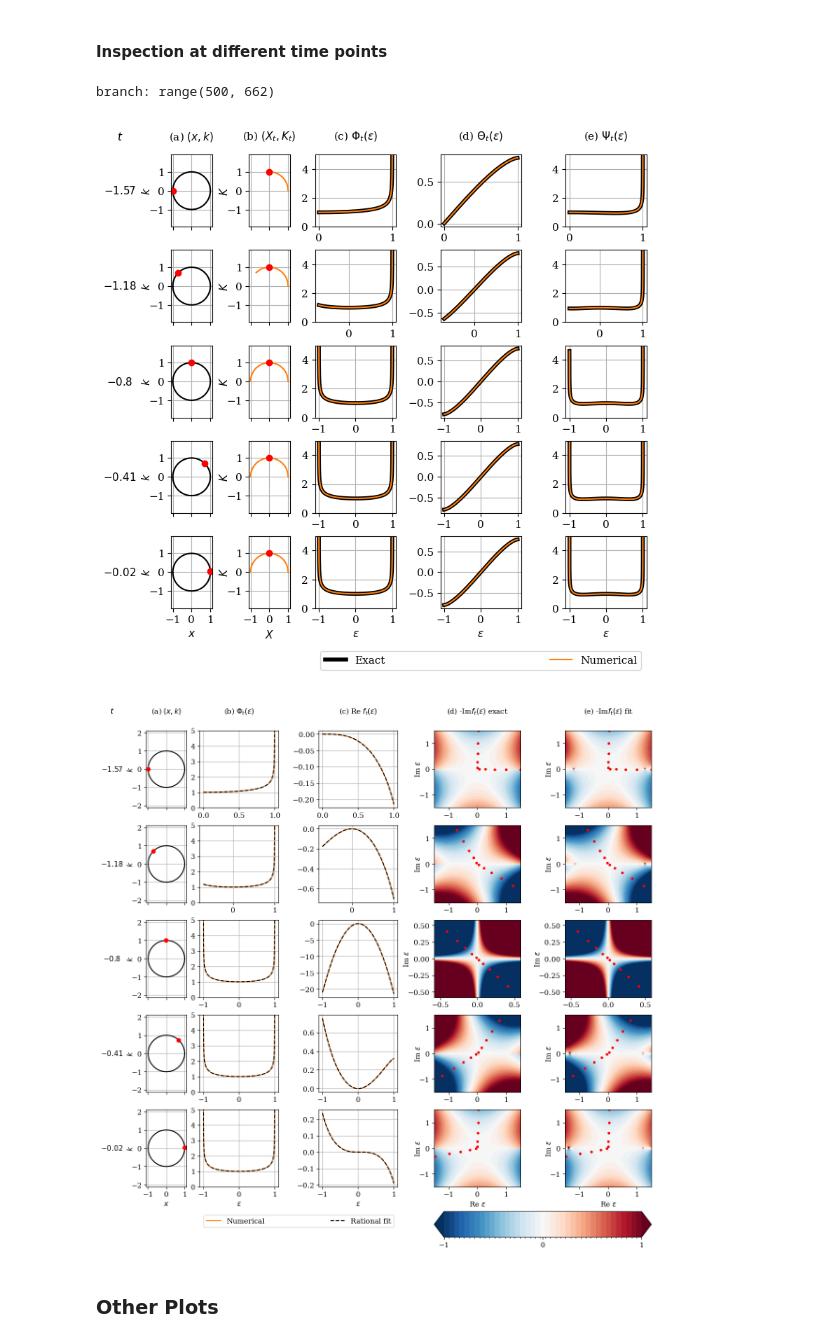
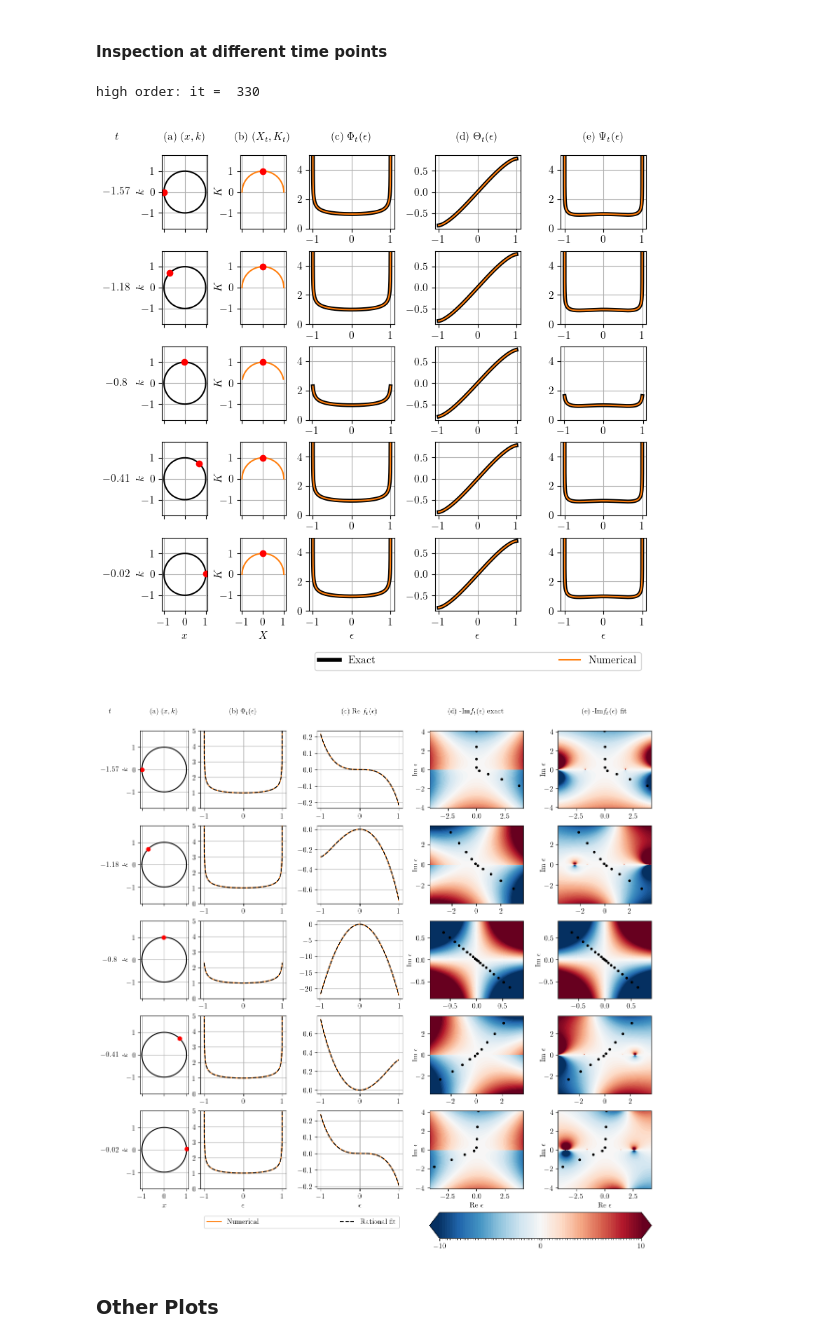
Before and after one commit to runehoejlund/plasma-ray-tracer, a Jupyter notebook: mgo_ex_weber.ipynb, the cells around one changed output. Cells and saved outputs as stored; diff of their text form; code cells hidden in the pictures.

```diff
--- a/mgo_ex_weber.ipynb
+++ b/mgo_ex_weber.ipynb
@@ -260,17 +251,20 @@ ddf_ex = lambda eps, t: -eps**3/(2*(R(nu)**2 - eps**2)**(3/2)) - 3*eps/(2*np.sqr
 f_approx = lambda eps, t: -np.tan(2*t)/2 * (eps**2) - (eps**3/(6*R(nu)))
 ddf_approx = lambda eps, t: -(np.tan(2*t) + eps/R(nu))
 # %%
+max_gauss_quad_order = 10
 nu = 0
 x0 = -R(nu)
 k0 = get_k0(x0, nu)
 phi0 = psi(x0, nu)
 
-t, xs, ks, zs, nt, x0, k0 = get_dispersion_manifold(nu, x0, k0)
+x_tmp = np.linspace(-R(nu), R(nu), 10000)
+x1 = x_tmp[find_peaks(psi(x_tmp, nu))[0][0]]
+phi1 = psi(x1, nu)
+
+t, xs, ks, zs, nt, i_start, i_end, x0, k0 = get_dispersion_manifold(nu, x0, k0)
 
 i_save = np.arange(0, nt, int(nt/8))[np.array([0, 1, 2, 3, 4])]
 analytic_cont={'phase': {'fit_func': aaa, 'kwargs': {'mmax': 20}}, 'amplitude': {'fit_func': aaa, 'kwargs': {'mmax': 20}}}
-branch_masks, ray_field, mgo_info, results, Nt, Upsilon = get_mgo_field(t, zs, analytic_cont=analytic_cont, i_save=i_save, max_extrapolation=3/2)
-field = mgo.superpose_ray_fields(phi0=phi0, x0=x0, xs=xs, branch_masks=branch_masks, ray_field=ray_field)
-sorted_results=sorted(results, key=lambda d: d['t1'])
+branch_masks, ray_field, mgo_info, results, Nt, Upsilon = get_mgo_field(t, zs, analytic_cont=analytic_cont, i_start=i_start, i_end=i_end, i_save=i_save, max_gauss_quad_order=max_gauss_quad_order)
 # %% [output]
-branch: range(500, 662)
+high order: it =  330
@@ -323,7 +320,7 @@ for col_range, title in zip(col_ranges, col_titles):
     plt.axis('off')
 
 for i, result in enumerate(sorted_results):
-    t1, it, mask_t1, it1, eps_rho, Xs_t1, Ks_t1, Theta_t1, f_t1, f_fit, Phi_t1, g_fit, sigma_p, sigma_m, s_p, s_m, l_p, l_m = (result[key] for key in ['t1', 'it', 'mask_t1', 'it1', 'eps_rho', 'Xs_t1', 'Ks_t1', 'Theta_t1', 'f_t1', 'f_fit', 'Phi_t1', 'g_fit', 'sigma_p', 'sigma_m', 's_p', 's_m', 'l_p', 'l_m'])
+    t1, it_all, mask_t1, it1, eps_rho, Xs_t1, Ks_t1, Theta_t1, f_t1, f_fit, Phi_t1, g_fit, sigma_p, sigma_m, lamb, gauss_quad_order = (result[key] for key in ['t1', 'it_all', 'mask_t1', 'it1', 'eps_rho', 'Xs_t1', 'Ks_t1', 'Theta_t1', 'f_t1', 'f_fit', 'Phi_t1', 'g_fit', 'sigma_p', 'sigma_m', 'lamb', 'gauss_quad_order'])
     eps_rho = eps_rho.squeeze()
 
     ax = fig.add_subplot(gs[row_range(i), col_ranges[0]])
@@ -332,8 +329,8 @@ for i, result in enumerate(sorted_results):
 
     ax = fig.add_subplot(gs[row_range(i), col_ranges[1]])
     ax.axis('equal')
-    ax.plot(xs, ks, 'k-')
-    ax.plot(xs[it], ks[it], 'ro')
+    ax.plot(xs[i_start:i_end], ks[i_start:i_end], 'k-')
+    ax.plot(xs[it_all], ks[it_all], 'ro')
     ax.grid()
     ax.set_ylabel(r'$k$', labelpad=-4)
     if is_end(i):
@@ -344,7 +341,7 @@ for i, result in enumerate(sorted_results):
 
     ax = fig.add_subplot(gs[row_range(i), col_ranges[2]])
     ax.axis('equal')
-    ax.plot(xs, ks, '-', alpha=0)
+    ax.plot(xs[i_start:i_end], ks[i_start:i_end], '-', alpha=0)
     ax.plot(Xs_t1.squeeze(), Ks_t1.squeeze(), '-', color='tab:orange')
     ax.plot(Xs_t1[it1], Ks_t1[it1], 'ro')
     ax.grid()
@@ -388,11 +385,11 @@ fig.savefig('./plots/weber_mgo_steps_1.pdf')
 fig.savefig('./plots/weber_mgo_steps_1.png', dpi=300)
 plt.show()
 # %% [output]
-[figure, old version]
+[figure, new version]
 # %%
-vmin, vmax = -1, 1
+vmin, vmax = -10, 10
 cmap = mpl.cm.RdBu_r
-levels = np.linspace(vmin, vmax, 40)
+levels = np.linspace(vmin, vmax, 80)
 norm = mpl.colors.BoundaryNorm(levels, cmap.N, extend='both')
 
 nrows = 2+len(sorted_results)*3
@@ -415,7 +412,7 @@ for col_range, title in zip(col_ranges, col_titles):
     plt.axis('off')
 
 for i, result in enumerate(sorted_results):
-    t1, it, mask_t1, eps_rho, Theta_t1, f_t1, f_fit, Phi_t1, g_fit, sigma_p, sigma_m, s_p, s_m, l_p, l_m = (result[key] for key in ['t1', 'it', 'mask_t1', 'eps_rho', 'Theta_t1', 'f_t1', 'f_fit', 'Phi_t1', 'g_fit', 'sigma_p', 'sigma_m', 's_p', 's_m', 'l_p', 'l_m'])
+    t1, it_all, mask_t1, eps_rho, Theta_t1, f_t1, f_fit, Phi_t1, g_fit, sigma_p, sigma_m, lamb, gauss_quad_order = (result[key] for key in ['t1', 'it_all', 'mask_t1', 'eps_rho', 'Theta_t1', 'f_t1', 'f_fit', 'Phi_t1', 'g_fit', 'sigma_p', 'sigma_m', 'lamb', 'gauss_quad_order'])
     eps_rho = eps_rho.squeeze()
 
     ax = fig.add_subplot(gs[row_range(i), col_ranges[0]])
@@ -424,8 +421,8 @@ for i, result in enumerate(sorted_results):
 
     ax = fig.add_subplot(gs[row_range(i), col_ranges[1]])
     ax.axis('equal')
-    ax.plot(xs, ks, 'k-')
-    ax.plot(xs[it], ks[it], 'ro')
+    ax.plot(xs[i_start:i_end], ks[i_start:i_end], 'k-')
+    ax.plot(xs[it_all], ks[it_all], 'ro')
     ax.grid()
     ax.set_ylabel(r'$k$', labelpad=-4)
     if is_end(i):
@@ -450,46 +447,46 @@ for i, result in enumerate(sorted_results):
         ax.set_xlabel(r'$\epsilon$')
 
     ax = fig.add_subplot(gs[row_range(i), col_ranges[4]])
-    Eps_R, Eps_I, Eps = get_eps(s_m, s_p)
+    Eps_R, Eps_I, Eps, l_j = get_eps(lamb, gauss_quad_order)
     im_f = -np.imag(f_ex(Eps.reshape(-1, 1), t1).reshape(Eps.shape))
     ax.contourf(Eps_R, Eps_I, im_f, cmap=cmap, levels=len(levels), vmin=vmin, vmax=vmax)
     ax.contourf(Eps_R, Eps_I, im_f, cmap=cmap, levels=levels, vmin=vmin, vmax=vmax)
-    ax.plot(C_R(-l_j, sigma_p[0], sigma_m[0], s_p[0], s_m[0]), C_I(-l_j, sigma_p[0], sigma_m[0], s_p[0], s_m[0]), '.r')
-    ax.plot(C_R(l_j, sigma_p[0], sigma_m[0], s_p[0], s_m[0]), C_I(l_j, sigma_p[0], sigma_m[0], s_p[0], s_m[0]), '.r')
+    ax.plot(C_R(-l_j, sigma_p[0], sigma_m[0], lamb), C_I(-l_j, sigma_p[0], sigma_m[0], lamb), '.k')
+    ax.plot(C_R(l_j, sigma_p[0], sigma_m[0], lamb), C_I(l_j, sigma_p[0], sigma_m[0], lamb), '.k')
     ax.set_ylabel(r'Im $\epsilon$', labelpad=-4)
     if is_end(i):
         ax.set_xlabel(r'Re $\epsilon$')
     yticks = ax.get_yticks()
     ylim = ax.get_ylim()
 
     ax = fig.add_subplot(gs[row_range(i), col_ranges[5]])
-    Eps_R, Eps_I, Eps = get_eps(s_m, s_p)
+    Eps_R, Eps_I, Eps, l_j = get_eps(lamb, gauss_quad_order)
     im_f = -np.imag(f_fit(Eps.reshape(-1, 1)).reshape(Eps.shape))
     ax.contourf(Eps_R, Eps_I, im_f, cmap=cmap, levels=len(levels), vmin=vmin, vmax=vmax)
     ax.contourf(Eps_R, Eps_I, im_f, cmap=cmap, levels=levels, vmin=vmin, vmax=vmax)
-    ax.plot(C_R(-l_j, sigma_p[0], sigma_m[0], s_p[0], s_m[0]), C_I(-l_j, sigma_p[0], sigma_m[0], s_p[0], s_m[0]), '.r')
-    ax.plot(C_R(l_j, sigma_p[0], sigma_m[0], s_p[0], s_m[0]), C_I(l_j, sigma_p[0], sigma_m[0], s_p[0], s_m[0]), '.r')
+    ax.plot(C_R(-l_j, sigma_p[0], sigma_m[0], lamb), C_I(-l_j, sigma_p[0], sigma_m[0], lamb), '.k')
+    ax.plot(C_R(l_j, sigma_p[0], sigma_m[0], lamb), C_I(l_j, sigma_p[0], sigma_m[0], lamb), '.k')
     ax.set_ylabel(r'Im $\epsilon$', labelpad=-4)
     # plt.tick_params('y', labelleft=False)
     if is_end(i):
         ax.set_xlabel(r'Re $\epsilon$')
 
 ax = fig.add_subplot(gs[-1:, slice(col_ranges[2].start, col_ranges[3].stop)])
 ax.plot(1, '-', color='tab:orange', label='Numerical')
 ax.plot(1, '--', color='k', label='Rational fit')
 plt.axis('off')
 ax.legend(mode='expand', ncols=2)
 
 cax = fig.add_subplot(gs[-1:, slice(col_ranges[-2].start, col_ranges[-1].stop)])
 c_ticks = [vmin, 0, vmax]
 cbar = fig.colorbar(mpl.cm.ScalarMappable(norm=norm, cmap=cmap),
                     cax=cax, ticks=c_ticks, orientation='horizontal', extend='both')
 
-# fig.savefig('./plots/weber_mgo_steps_2.pdf')
-# fig.savefig('./plots/weber_mgo_steps_2.png', dpi=300)
+fig.savefig('./plots/weber_mgo_steps_2.pdf')
+fig.savefig('./plots/weber_mgo_steps_2.png', dpi=300)
 plt.show()
 # %% [output]
-[figure, old version]
+[figure, new version]
 # %% [markdown]
 ### Other Plots
 # %% [markdown]
```
Also changed, not shown: parts of 8 cells of this notebook, 2 other files.
